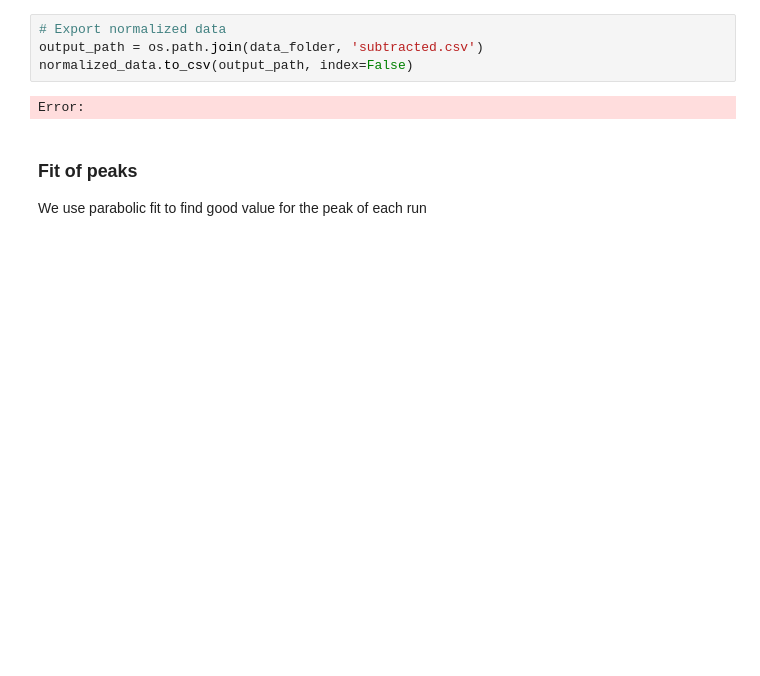
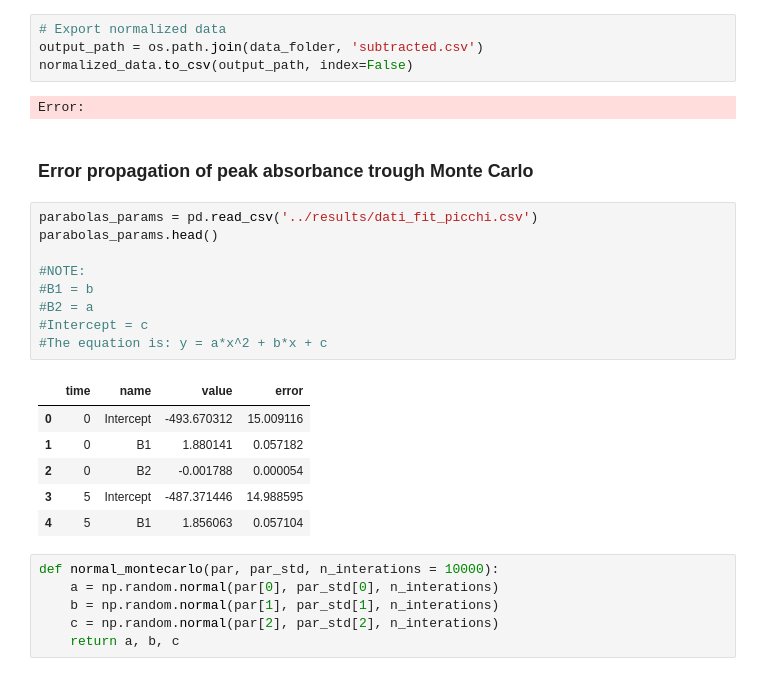
Before and after one commit to GiovanniLag/Laboratorio-Biofisica, a Jupyter notebook: assorbimento/analysis/python/assorbimento_notebook.ipynb, the cells around one changed output. Drawn from its saved outputs; the diff is of its cells as text; blank space fills up the shorter version.

```diff
--- a/assorbimento/analysis/python/assorbimento_notebook.ipynb
+++ b/assorbimento/analysis/python/assorbimento_notebook.ipynb
@@ -81,6 +82,27 @@ output_path = os.path.join(data_folder, 'subtracted.csv')
 normalized_data.to_csv(output_path, index=False)
 # %% [output]
 Error:
-# %% [markdown]
-### Fit of peaks
-We use parabolic fit to find good value for the peak of each run
+# %% [markdown]
+### Error propagation of peak absorbance trough Monte Carlo
+# %%
+parabolas_params = pd.read_csv('../results/dati_fit_picchi.csv')
+parabolas_params.head()
+
+#NOTE:
+#B1 = b
+#B2 = a
+#Intercept = c
+#The equation is: y = a*x^2 + b*x + c
+# %% [output]
+|  | time | name | value | error |
+| 0 | 0 | Intercept | -493.670312 | 15.009116 |
+| 1 | 0 | B1 | 1.880141 | 0.057182 |
+| 2 | 0 | B2 | -0.001788 | 0.000054 |
+| 3 | 5 | Intercept | -487.371446 | 14.988595 |
+| 4 | 5 | B1 | 1.856063 | 0.057104 |
+# %%
+def normal_montecarlo(par, par_std, n_interations = 10000):
+    a = np.random.normal(par[0], par_std[0], n_interations)
+    b = np.random.normal(par[1], par_std[1], n_interations)
+    c = np.random.normal(par[2], par_std[2], n_interations)
+    return a, b, c
```
Also changed, not shown: parts of 7 cells of this notebook, 23 other files.
